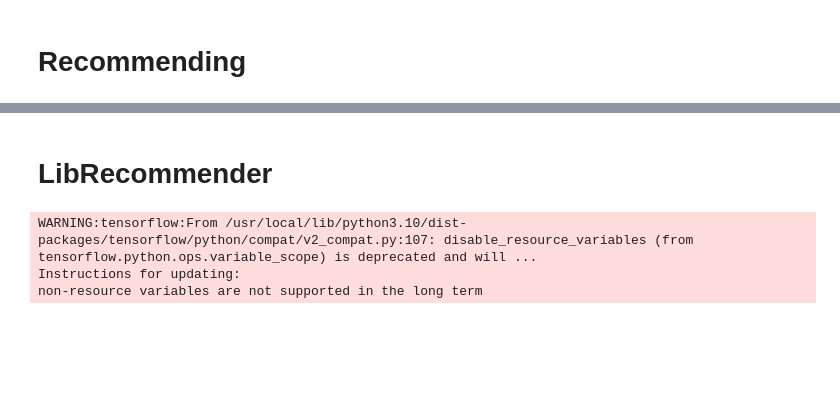
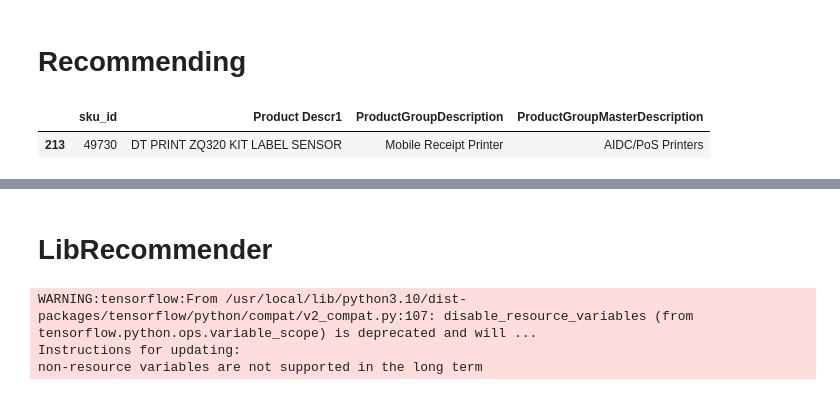
Before and after one commit to vincm1/RecSys_Implicit, a Jupyter notebook: Bayesian_Personalized_Ranking_(BPR).ipynb, the cells around one changed output, grey strips where cells are left out. Cells and saved outputs as stored; diff of their text form; code cells hidden in the pictures; blank space fills up the shorter version.

```diff
--- a/Bayesian_Personalized_Ranking_(BPR).ipynb
+++ b/Bayesian_Personalized_Ranking_(BPR).ipynb
@@ -319,3 +317,9 @@ sku_list = pd.DataFrame(df.sku_id.unique())
+# %%
+sku_list = df[["sku_id", "Product Descr1", "ProductGroupDescription", "ProductGroupMasterDescription"]].drop_duplicates()
+sku_list.head(1)
+# %% [output]
+|  | sku_id | Product Descr1 | ProductGroupDescription | ProductGroupMasterDescription |
+| 213 | 49730 | DT PRINT ZQ320 KIT LABEL SENSOR | Mobile Receipt Printer | AIDC/PoS Printers |
 # %%
 # randomly selected userids on two clusters, see ALS repo
 user_id = 3417
```
Also changed, not shown: parts of 7 cells of this notebook.
